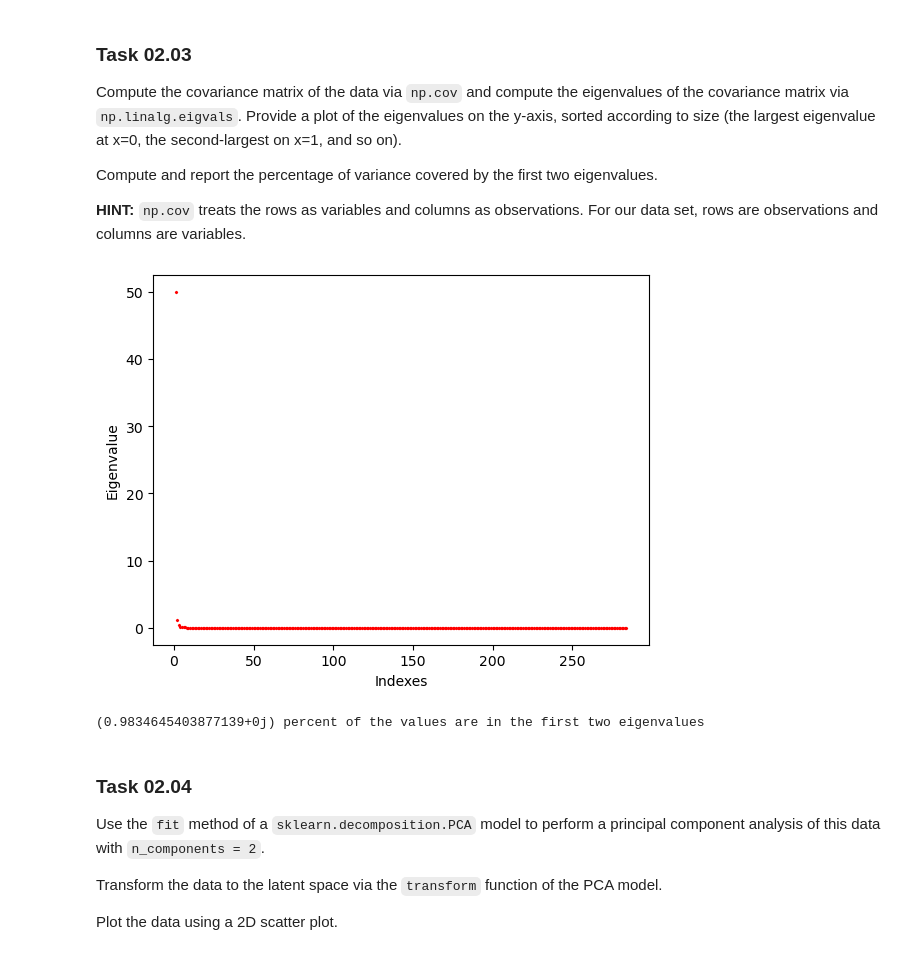
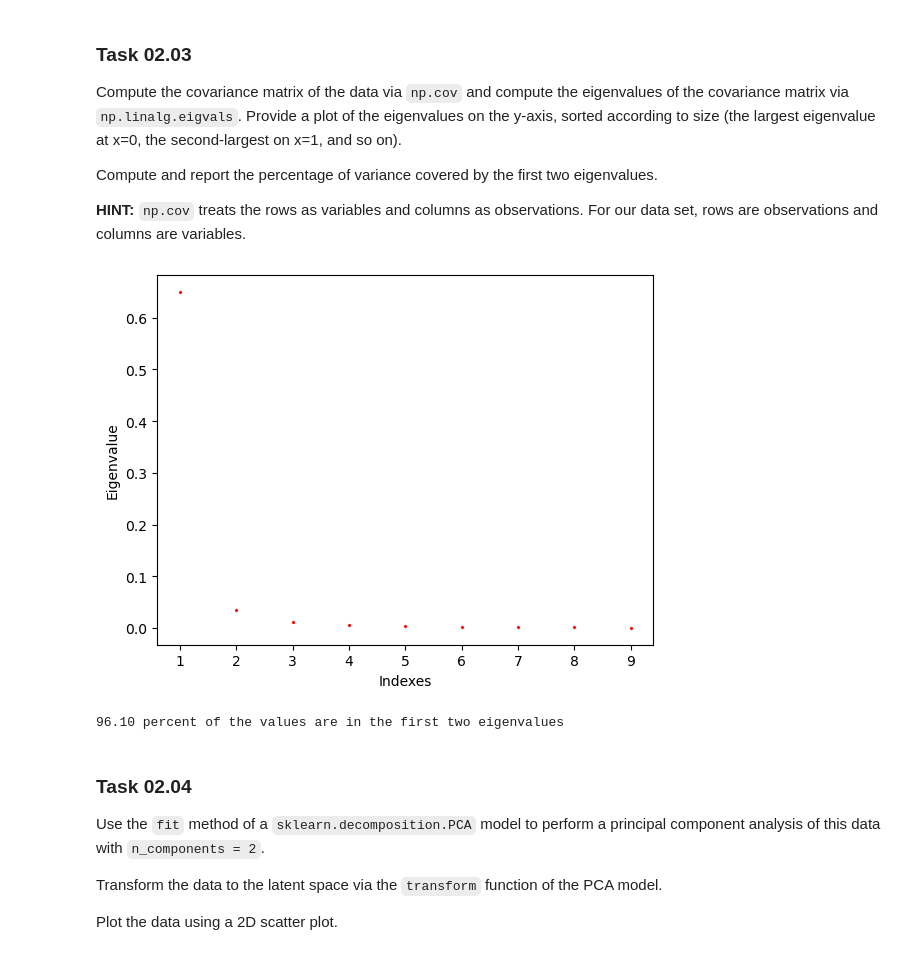
Before and after one commit to d3nnis2001/Data-Mining-Lecture, a Jupyter notebook: Abgabe2/sheet02.ipynb, the cells around one changed output. Drawn from its saved outputs; the diff is of its cells as text; code cells hidden in the pictures.

```diff
--- a/Abgabe2/sheet02.ipynb
+++ b/Abgabe2/sheet02.ipynb
@@ -84,31 +84,31 @@ Compute and report the percentage of variance covered by the first two eigenvalu
 # %%
 import warnings
 
 # Suppress all warnings since they suck
 warnings.filterwarnings("ignore")
 
 #Compute covariance
-covariance = np.cov(X)
+covariance = np.cov(np.transpose(X))
 
 #Compute Eigenvalues of the covariance matrix
 eigenvalues = sorted(np.linalg.eigvals(covariance), reverse=True)
 indexes = [x for x in range(1, len(eigenvalues)+1)]
 
 plt.scatter(indexes, eigenvalues, s=2, marker="x", c="red")
 plt.xlabel("Indexes")
 plt.ylabel("Eigenvalue")
 plt.show()
 
 # Calculate percentage of variance covered by the first two eigenvalues
 firstTwo = sum(eigenvalues[:2])
 rest = sum(eigenvalues[2:])
 
 together = firstTwo + rest
 
-print(f"{firstTwo / together} percent of the values are in the first two eigenvalues")
+print(f"{firstTwo / together * 100:.2f} percent of the values are in the first two eigenvalues")
 # %% [output]
-[figure, old version]
+[figure, new version]
-(0.9834645403877139+0j) percent of the values are in the first two eigenvalues
+96.10 percent of the values are in the first two eigenvalues
 # %% [markdown]
 ### Task 02.04
 
```
Also changed, not shown: parts of 13 cells of this notebook.
